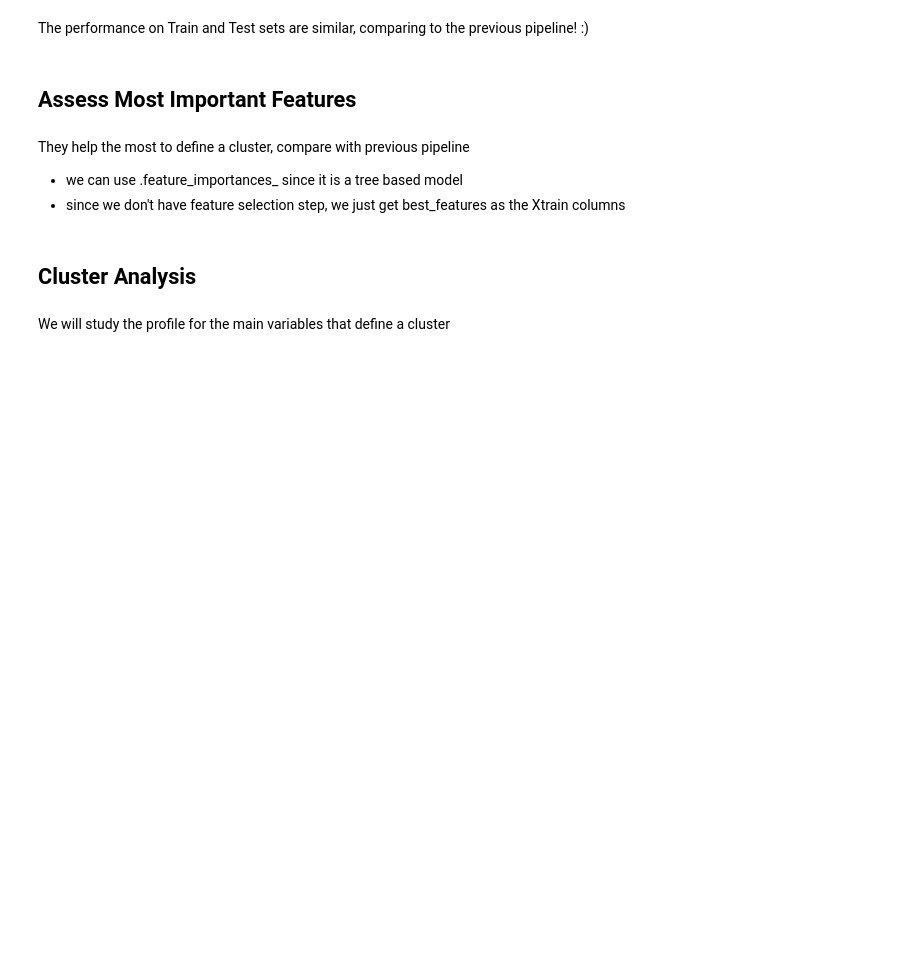
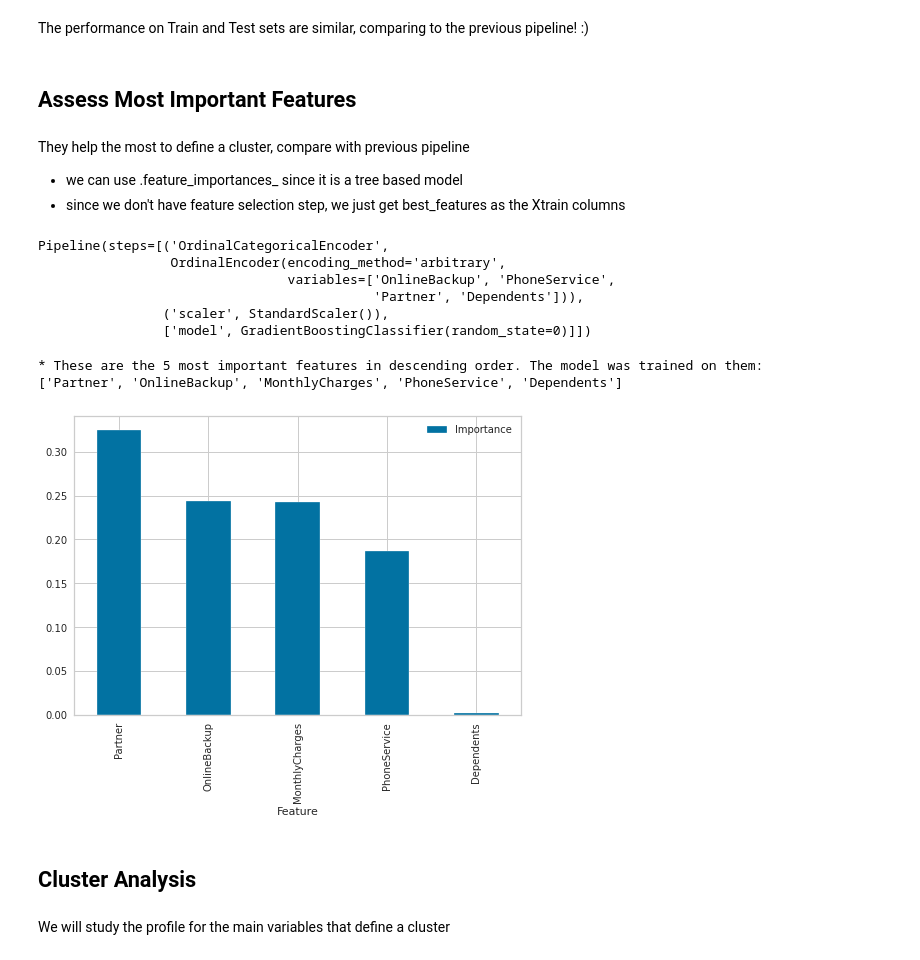
Before and after one commit to Code-Institute-Solutions/churnometer, a Jupyter notebook: jupyter_notebooks/07 copy - Modeling and Evaluation - Cluster Sklearn.ipynb, the cells around one changed output. Cells and saved outputs as stored; diff of their text form; code cells hidden in the pictures; blank space fills up the shorter version.

```diff
--- a/jupyter_notebooks/07 copy - Modeling and Evaluation - Cluster Sklearn.ipynb
+++ b/jupyter_notebooks/07 copy - Modeling and Evaluation - Cluster Sklearn.ipynb
@@ -669,35 +1058,47 @@ They help the most to define a cluster, compare with previous pipeline
 * we can use .feature_importances_ since it is a tree based model
 * since we don't have feature selection step, we just get best_features as the Xtrain columns
 # %%
-Pipeline(pipeline_clf_cluster.steps[:data_cleaning_feat_eng_steps]).transform(X_train).columns
+# Pipeline(pipeline_clf_cluster.steps[:data_cleaning_feat_eng_steps]).transform(X_train).columns
+pipeline_clf_cluster
+# %% [output]
+Pipeline(steps=[('OrdinalCategoricalEncoder',
+                 OrdinalEncoder(encoding_method='arbitrary',
+                                variables=['OnlineBackup', 'PhoneService',
+                                           'Partner', 'Dependents'])),
+                ('scaler', StandardScaler()),
+                ['model', GradientBoostingClassifier(random_state=0)]])
 # %%
-# best_features = X_train.columns.to_list()
+best_features = X_train.columns.to_list()
 
 
 # after data cleaning and feat engineering, the feature space changes
-data_cleaning_feat_eng_steps = 1 # how many data cleaning and feature engineering does your pipeline have?
-columns_after_data_cleaning_feat_eng = (Pipeline(pipeline_clf_cluster.steps[:data_cleaning_feat_eng_steps])
-                                        .transform(X_train)
-                                        .columns)
+# data_cleaning_feat_eng_steps = 1 # how many data cleaning and feature engineering does your pipeline have?
+# columns_after_data_cleaning_feat_eng = (Pipeline(pipeline_clf_cluster.steps[:data_cleaning_feat_eng_steps])
+#                                         .transform(X_train)
+#                                         .columns)
 
-best_features = columns_after_data_cleaning_feat_eng[pipeline_clf_cluster['feat_selection'].get_support()].to_list()
+# best_features = columns_after_data_cleaning_feat_eng[pipeline_clf_cluster['feat_selection'].get_support()].to_list()
 
 
 # create DataFrame to display feature importance
 df_feature_importance = (pd.DataFrame(data={
     'Feature':best_features,
     'Importance': pipeline_clf_cluster['model'].feature_importances_})
 .sort_values(by='Importance', ascending=False)
 )
 
 best_features = df_feature_importance['Feature'].to_list()
 
 # Most important features statement and plot
 print(f"* These are the {len(best_features)} most important features in descending order. "
       f"The model was trained on them: \n{df_feature_importance['Feature'].to_list()}")
 
 df_feature_importance.plot(kind='bar',x='Feature',y='Importance')
 plt.show()
+# %% [output]
+* These are the 5 most important features in descending order. The model was trained on them:
+['Partner', 'OnlineBackup', 'MonthlyCharges', 'PhoneService', 'Dependents']
+[figure, added]
 # %% [markdown]
 ## Cluster Analysis
 # %% [markdown]
```
Also changed, not shown: parts of 58 cells of this notebook.
